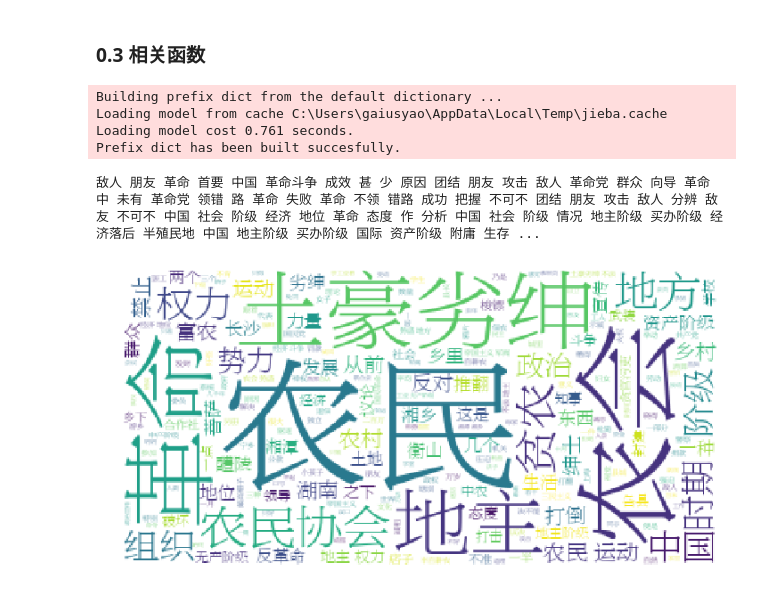
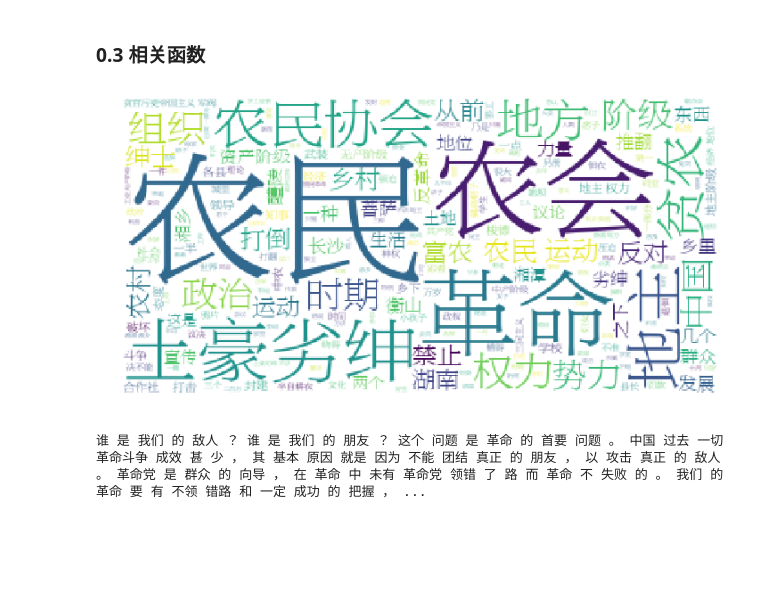
Before and after one commit to gaiusyao/gaius_nb, a Jupyter notebook: jianshu/De-Sheng-Li/note.ipynb, the cells around one changed output. Saved outputs shown, nothing was run; the diff lists cells and outputs as text; code cells hidden in the pictures; blank space fills up the shorter version.

```diff
--- a/jianshu/De-Sheng-Li/note.ipynb
+++ b/jianshu/De-Sheng-Li/note.ipynb
@@ -68,14 +69,10 @@ df.sample(5)
 # %%
 def contentToStr(cond, col='period'):
     '''
-        将 DataFrame 指定内容转化为字符串
-
-        Params:
-           cond: filter condition, str
-           col: column name, str, default 'period'
-
-        Returns:
-            text: conversion results, str
+        将 DataFrame 中的指定内容转化为字符串
+        @param cond: filter condition, str
+        @param col: column name, str, default 'period'
+        @return text: conversion results, str
     '''
     text = ' '.join(df[df[col] == cond]['content'].tolist())
     return text
@@ -85,12 +82,8 @@ stopwords = [line.strip() for line in open('stopwords.txt', 'r').readlines()] #
 def cutText(text):
     '''
         中文分词，并去除停用词
-
-        Params:
-           text: raw text, str
-
-        Returns:
-            ouput: split text, str
+        @param text: raw text, str
+        @return ouput: split text, str
     '''
     cut_text = jieba.cut(text)
     output = ''
@@ -100,30 +93,28 @@ def cutText(text):
             if word != '\t':
                 output += word
                 output += " "
+
+    output = re.sub(r'\(\d*\)|\（\d*\）|\d*', '', output) #去除数字和序号
+
     return output
 # %%
-cut = cutText(contentToStr('第一次国内革命战争时期'))
+period_1 = cutText(contentToStr('第一次国内革命战争时期'))
-# %% [output]
-Building prefix dict from the default dictionary ...
-Loading model from cache C:\Users\gaiusyao\AppData\Local\Temp\jieba.cache
-Loading model cost 0.761 seconds.
-Prefix dict has been built succesfully.
+# %%
+cloud = WordCloud(
+        font_path = 'fonts\FZBYSK.ttf',
+        background_color = 'white',
+        max_words = 1024,
+        max_font_size = 100
+    )
+
+word_cloud = cloud.generate(period_1)
+
+plt.figure(figsize=(12, 12))
+plt.imshow(word_cloud)
+plt.axis('off');
+# %% [output]
+[figure, added]
 # %%
-print(cut)
+print(period_1)
 # %% [output]
-敌人 朋友 革命 首要 中国 革命斗争 成效 甚 少 原因 团结 朋友 攻击 敌人 革命党 群众 向导 革命 中 未有 革命党 领错 路 革命 失败 革命 不领 错路 成功 把握 不可不 团结 朋友 攻击 敌人 分辨 敌友 不可不 中国 社会 阶级 经济 地位 革命 态度 作 分析 中国 社会 阶级 情况 地主阶级 买办阶级 经济落后 半殖民地 中国 地主阶级 买办阶级 国际 资产阶级 附庸 生存 ...
+谁 是 我们 的 敌人 ？ 谁 是 我们 的 朋友 ？ 这个 问题 是 革命 的 首要 问题 。 中国 过去 一切 革命斗争 成效 甚 少 ， 其 基本 原因 就是 因为 不能 团结 真正 的 朋友 ， 以 攻击 真正 的 敌人 。 革命党 是 群众 的 向导 ， 在 革命 中 未有 革命党 领错 了 路 而 革命 不 失败 的 。 我们 的 革命 要 有 不领 错路 和 一定 成功 的 把握 ， ...
-# %%
-cloud = WordCloud(
-        font_path = 'fonts\FZBYSK.ttf',
-        background_color = 'white',
-        max_words = 1024,
-        max_font_size = 100
-    )
-
-word_cloud = cloud.generate(cut)
-
-plt.figure(figsize=(12,12))
-plt.imshow(word_cloud)
-plt.axis('off');
-# %% [output]
-[figure, removed]
```
Also changed, not shown: parts of 1 cell of this notebook, 1 other file.
